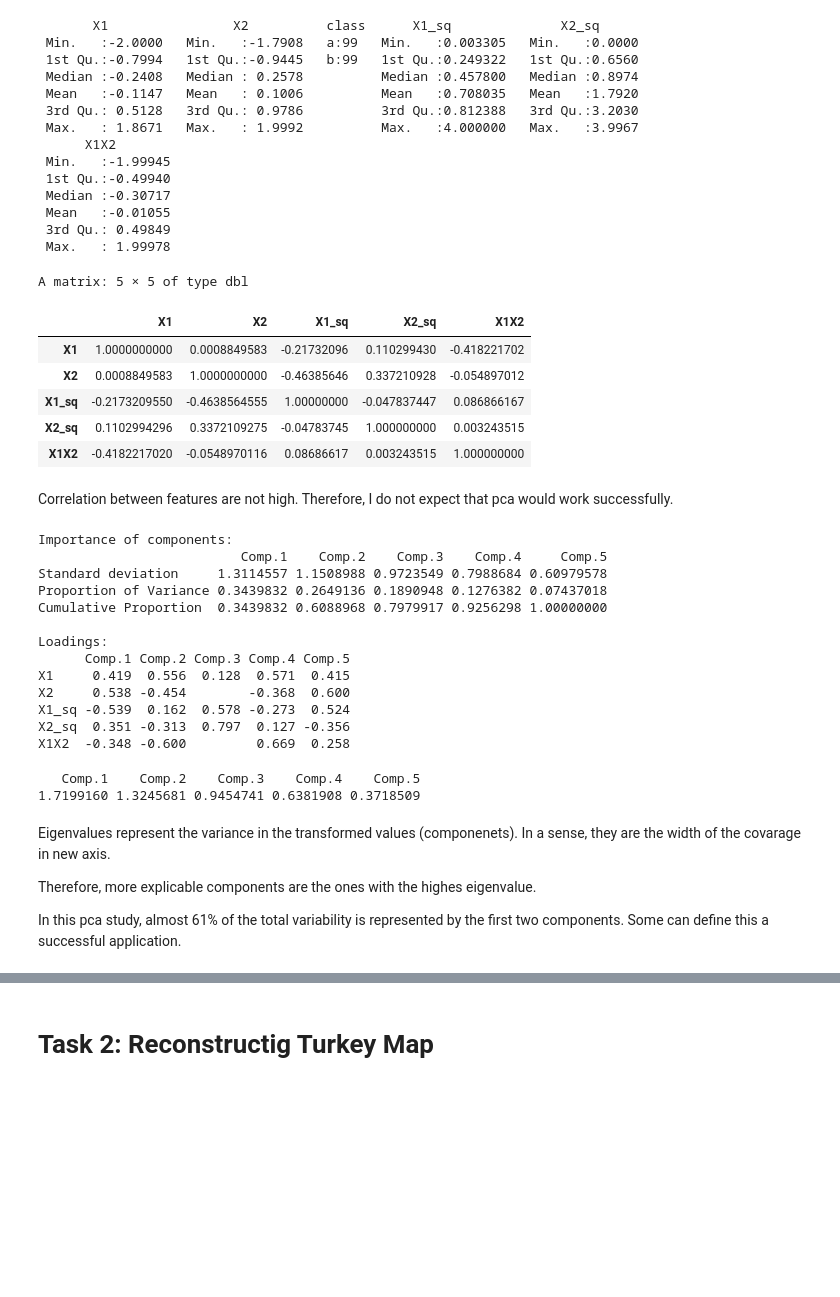
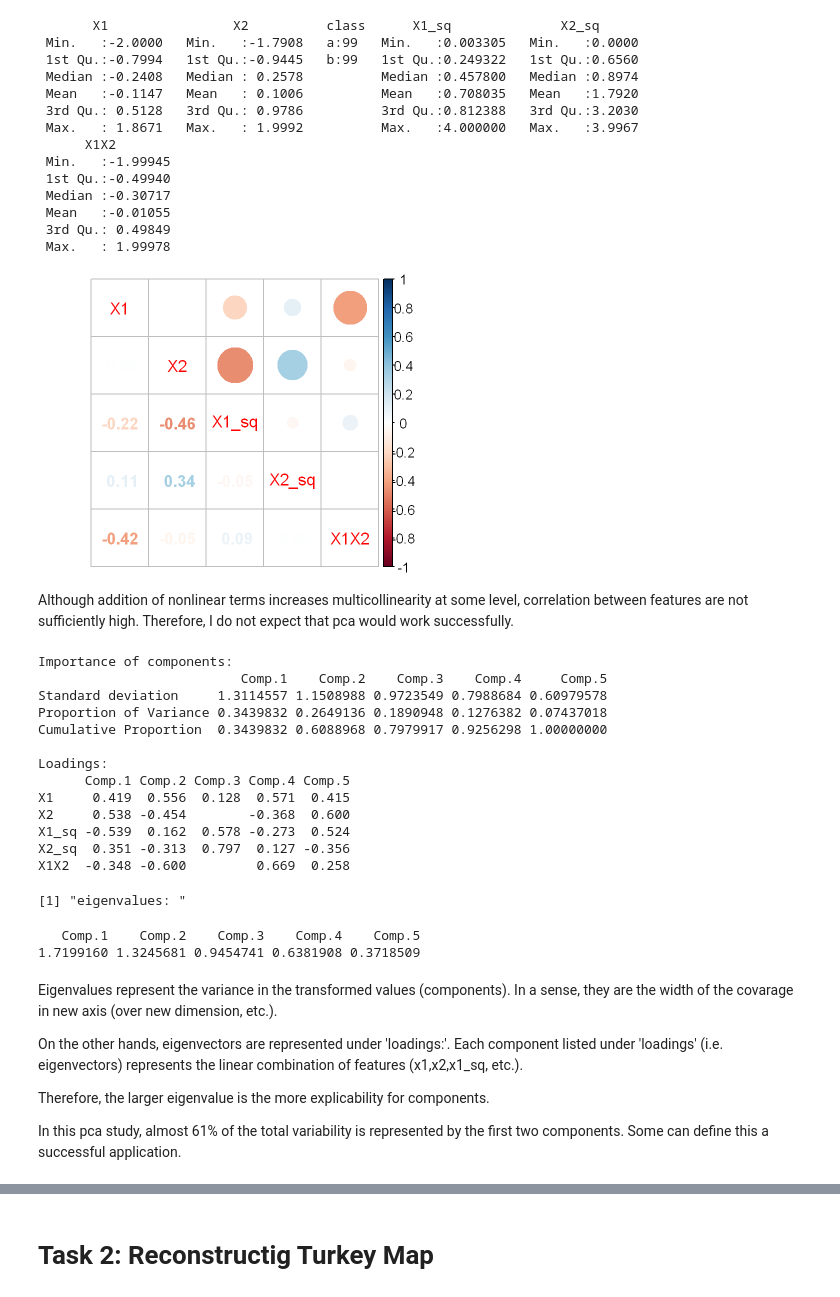
Before and after one commit to BU-IE-582/fall21-paslanpatir, a Jupyter notebook: Assignment2_DimensionalityReduction.ipynb, the cells around one changed output, grey strips where cells are left out. Cells and saved outputs as stored; diff of their text form; code cells hidden in the pictures; blank space fills up the shorter version.

Commit message:
Assignment2_DimensionalityReduction

```diff
--- a/Assignment2_DimensionalityReduction.ipynb
+++ b/Assignment2_DimensionalityReduction.ipynb
@@ -166,20 +189,16 @@ summary(dat_dt)
  3rd Qu.: 0.49849
  Max.   : 1.99978
 # %%
-cor(dat_dt[,-3])
+options(repr.plot.width = 4, repr.plot.height = 3, repr.plot.res = 200)
+corrplot::corrplot.mixed(cor(dat_dt[,-3]))
 # %% [output]
-A matrix: 5 × 5 of type dbl
-|  | X1 | X2 | X1_sq | X2_sq | X1X2 |
-| X1 | 1.0000000000 | 0.0008849583 | -0.21732096 | 0.110299430 | -0.418221702 |
-| X2 | 0.0008849583 | 1.0000000000 | -0.46385646 | 0.337210928 | -0.054897012 |
-| X1_sq | -0.2173209550 | -0.4638564555 | 1.00000000 | -0.047837447 | 0.086866167 |
-| X2_sq | 0.1102994296 | 0.3372109275 | -0.04783745 | 1.000000000 | 0.003243515 |
-| X1X2 | -0.4182217020 | -0.0548970116 | 0.08686617 | 0.003243515 | 1.000000000 |
+[figure, added]
 # %% [markdown]
-Correlation between features are not high. Therefore, I do not expect that pca would work successfully.
+Although addition of nonlinear terms increases multicollinearity at some level, correlation between features are not sufficiently high. Therefore, I do not expect that pca would work successfully.
 # %%
 pca_dat_dt <- princomp(dat_dt[,-3], cor = TRUE, scores = TRUE)
 summary(pca_dat_dt, loadings = TRUE)
+pca_dat_var <- pca_dat_dt$scores
 
 eigen = pca_dat_dt$sdev^2
 print("eigenvalues: ")
@@ -198,11 +217,14 @@ X2     0.538 -0.454        -0.368  0.600
 X1_sq -0.539  0.162  0.578 -0.273  0.524
 X2_sq  0.351 -0.313  0.797  0.127 -0.356
 X1X2  -0.348 -0.600         0.669  0.258
-   Comp.1    Comp.2    Comp.3    Comp.4    Comp.5
-1.7199160 1.3245681 0.9454741 0.6381908 0.3718509
+[1] "eigenvalues: "
+   Comp.1    Comp.2    Comp.3    Comp.4    Comp.5
+1.7199160 1.3245681 0.9454741 0.6381908 0.3718509
 # %% [markdown]
-Eigenvalues represent the variance in the transformed values (componenets). In a sense, they are the width of the covarage in new axis.
+Eigenvalues represent the variance in the transformed values (components). In a sense, they are the width of the covarage in new axis (over new dimension, etc.).
 
-Therefore, more explicable components are the ones with the highes eigenvalue.
+On the other hands, eigenvectors are represented under 'loadings:'. Each component listed under 'loadings' (i.e. eigenvectors) represents the linear combination of features (x1,x2,x1_sq, etc.).
+
+Therefore, the larger eigenvalue is the more explicability for components.
 
 In this pca study, almost 61% of the total variability is represented by the first two components. Some can define this a successful application.
```
Also changed, not shown: parts of 34 cells of this notebook.
